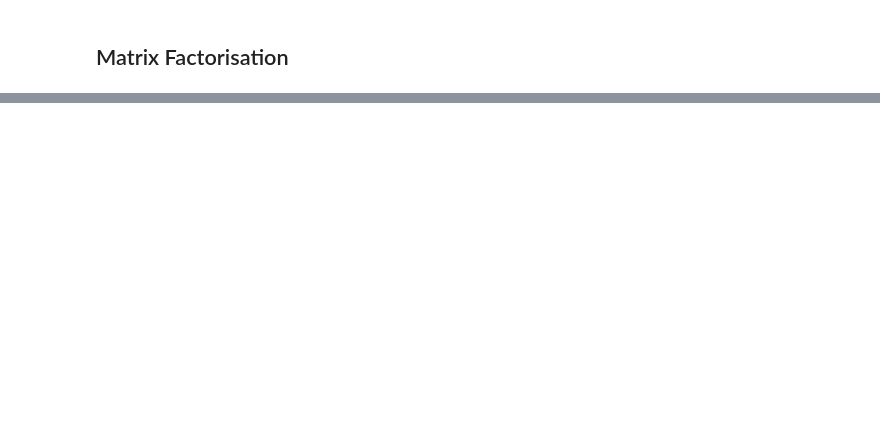
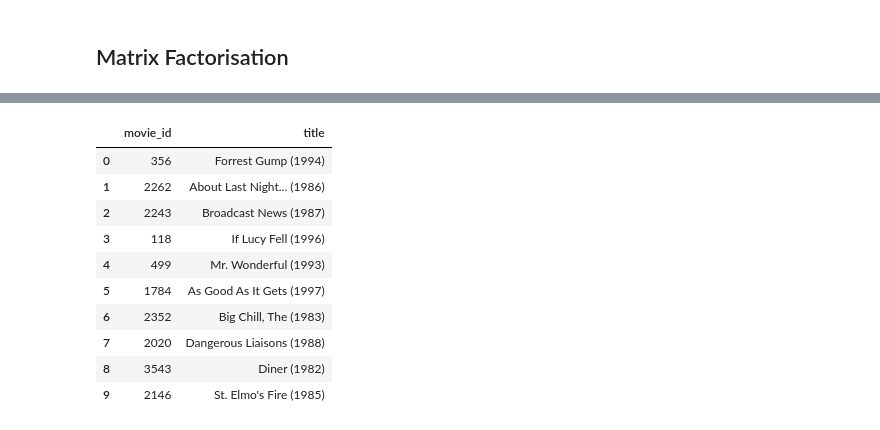
Before and after one commit to Exitarr/collaborative-filtering-based-Recommendation-System, a Jupyter notebook: project.ipynb, the cells around one changed output, grey strips where cells are left out. Drawn from its saved outputs; the diff is of its cells as text; code cells hidden in the pictures; blank space fills up the shorter version.

```diff
--- a/project.ipynb
+++ b/project.ipynb
@@ -374,0 +373,56 @@ RMSE: 2.81
+# %%
+#take the input movie from the user and take a random user from the dataset that has rated the movie
+def get_user(movie_id):
+    user = newratedmovies[newratedmovies['movie_id'] == movie_id]
+    print(user)
+    return user['user_id'].values[0]
+
+def get_movie_id(movie_name):
+    movie = movies[movies['title'] == movie_name]
+    return movie['movie_id'].values[0]
+# %%
+def predict_rating(user_id , movie_id):
+    user = np.array([user_id])
+    movie = np.array([movie_id])
+    genre = np.array([newratedmovies[newratedmovies['movie_id'] == movie_id]['genres'].values[0]])
+    prediction = model.predict([user, movie, genre])
+    return prediction[0][0]
+# %%
+# Load the model weights
+model = create_model(num_users, num_movies, num_genres, embedding_dim=20)
+model.load_weights('best_model.weights.h5')
+
+# Get the movie ID for the given movie name
+movie_name = 'Grumpier Old Men (1995)'
+movie_id = get_movie_id(movie_name)
+
+# Get the user who rated the movie
+user_id = get_user(movie_id)
+
+# Get the genres of the specified movie
+movie_genres = movies[movies['movie_id'] == movie_id]['genres'].values[0].split('|')  # Assuming genres are "|" separated
+
+# Retrieve user ratings and predict ratings for rated movies
+user_ratings = newratedmovies[newratedmovies['user_id'] == user_id][['user_id', 'movie_id', 'rating']]
+user_ratings['predicted_rating'] = user_ratings.apply(lambda x: predict_rating(user_id, x['movie_id']), axis=1)
+user_ratings = user_ratings.sort_values(by='rating', ascending=False).merge(movies, on='movie_id', how='inner', suffixes=['_u', '_m']).head(20)
+
+
+# Get movie recommendations
+recommended_movies = newratedmovies[newratedmovies['movie_id'].isin(user_ratings['movie_id'])]['movie_id'].unique()
+recommendations = pd.DataFrame(recommended_movies, columns=['movie_id'])
+recommendations['predictions'] = recommendations.apply(lambda x: predict_rating(user_id, x['movie_id']), axis=1)
+
+
+
+# # Filter recommendations by genre similarity
+recommendations = recommendations.merge(movies[['movie_id', 'genres']], on='movie_id', how='inner')
+recommendations['genre_match'] = recommendations['genres'].apply(lambda g: len(set(g.split('|')) & set(movie_genres)))
+
+# # Sort by genre match (prioritized) and then by prediction score
+recommendations = recommendations.sort_values(by=['genre_match', 'predictions'], ascending=[False, False])
+
+# # Display the top 10 recommendations
+top_recommendations = recommendations.merge(movies, on='movie_id', how='inner', suffixes=['_u', '_m']).head(10)
+top_recommendations[['movie_id', 'title']]
+# %% [output]
@@ -374,0 +446,11 @@ RMSE: 2.81
+|  | movie_id | title |
+| 0 | 356 | Forrest Gump (1994) |
+| 1 | 2262 | About Last Night... (1986) |
+| 2 | 2243 | Broadcast News (1987) |
+| 3 | 118 | If Lucy Fell (1996) |
+| 4 | 499 | Mr. Wonderful (1993) |
+| 5 | 1784 | As Good As It Gets (1997) |
+| 6 | 2352 | Big Chill, The (1983) |
+| 7 | 2020 | Dangerous Liaisons (1988) |
+| 8 | 3543 | Diner (1982) |
+| 9 | 2146 | St. Elmo's Fire (1985) |
```
Also changed, not shown: parts of 22 cells of this notebook, 1 other file.
